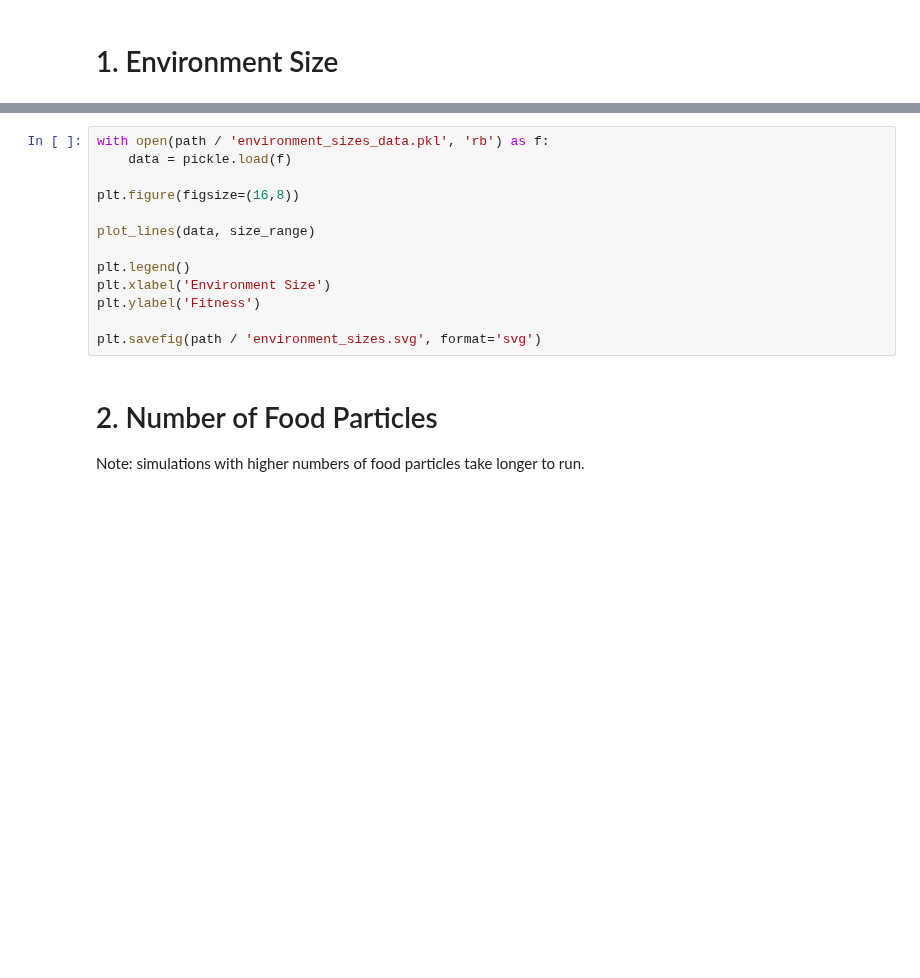
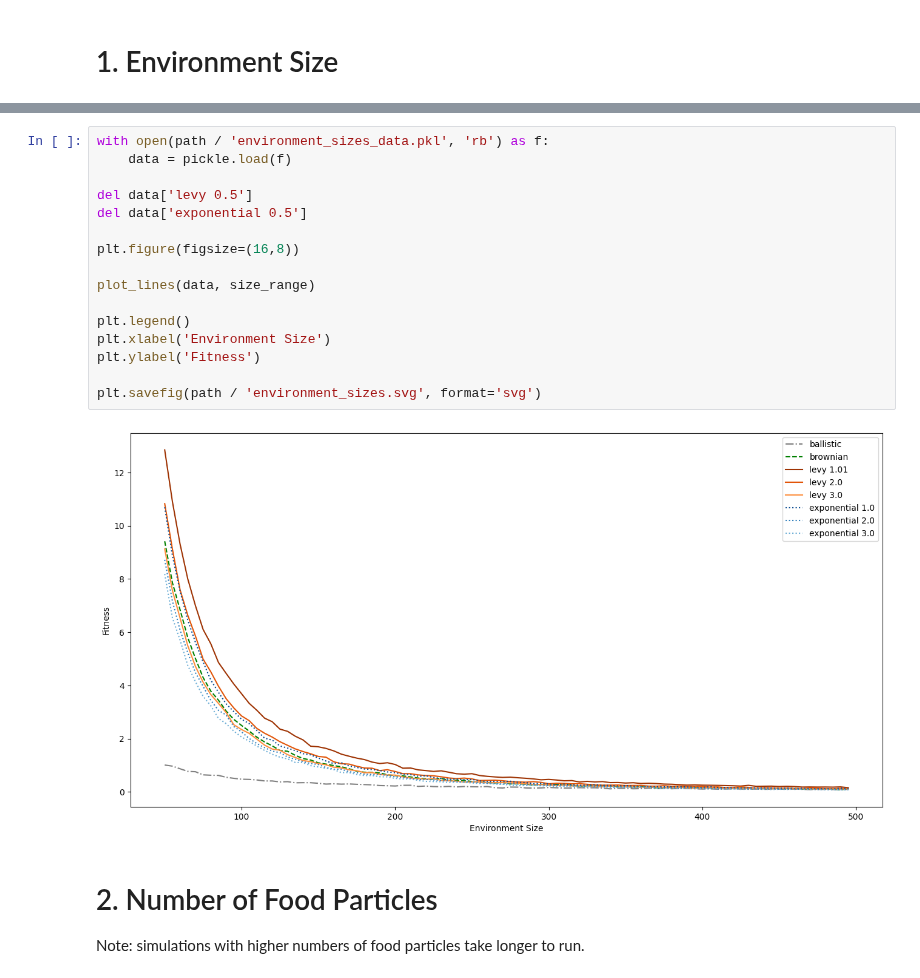
Before and after one commit to winlew/levy-agent-simulation, a Jupyter notebook: studies/exploration.ipynb, the cells around one changed output, grey strips where cells are left out. Drawn from its saved outputs; the diff is of its cells as text; blank space fills up the shorter version.

```diff
--- a/studies/exploration.ipynb
+++ b/studies/exploration.ipynb
@@ -112,16 +119,21 @@ with open(path / 'environment_sizes_data.pkl', 'wb') as f:
 # %%
 with open(path / 'environment_sizes_data.pkl', 'rb') as f:
     data = pickle.load(f)
+
+del data['levy 0.5']
+del data['exponential 0.5']
 
 plt.figure(figsize=(16,8))
 
 plot_lines(data, size_range)
 
 plt.legend()
 plt.xlabel('Environment Size')
 plt.ylabel('Fitness')
 
 plt.savefig(path / 'environment_sizes.svg', format='svg')
+# %% [output]
+[figure, added]
 # %% [markdown]
 # 2. Number of Food Particles
 
```
Also changed, not shown: parts of 5 cells of this notebook.
